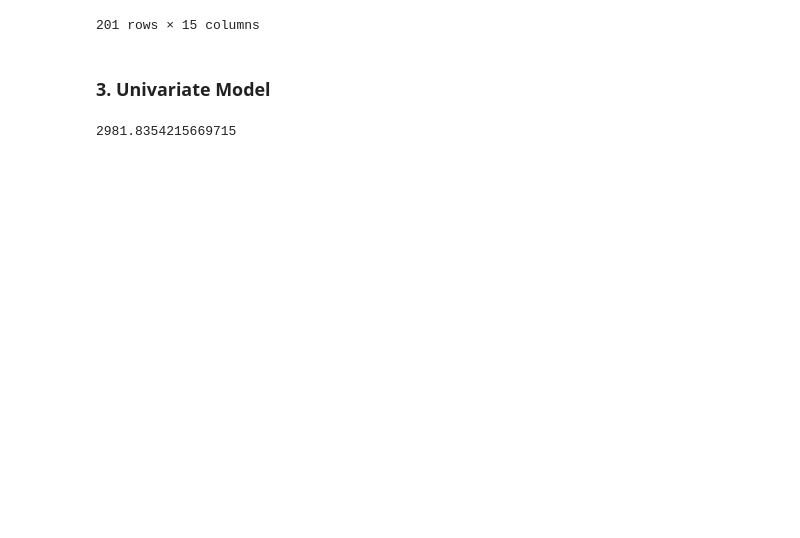
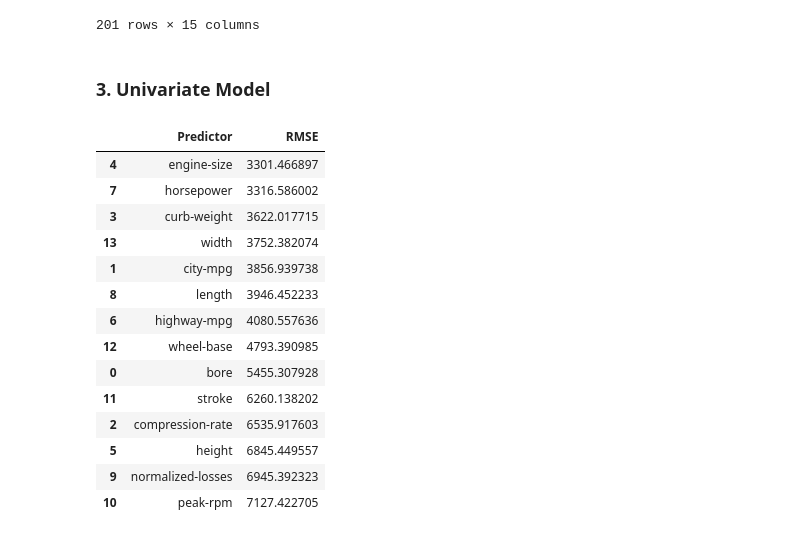
Before and after one commit to PaulineMalaguti/Dataquest, a Jupyter notebook: Python/Prediction Car Sales Price/Predicting_Car_Prices.ipynb, the cells around one changed output. Cells and saved outputs as stored; diff of their text form; code cells hidden in the pictures; blank space fills up the shorter version.

```diff
--- a/Python/Prediction Car Sales Price/Predicting_Car_Prices.ipynb
+++ b/Python/Prediction Car Sales Price/Predicting_Car_Prices.ipynb
@@ -173,7 +173,7 @@ def knn_train_test(train_col, target_col, df):
     ''' Parameters : train_col = list of column names, target_col = name target column, df = dataframe of
     the columns
     Returns : The square root of the errors'''
-    x = df[train_col] ; y = df[target_col]
+    x = df[[train_col]] ; y = df[[target_col]]
     # Split into train and test
     x_train, x_test,y_train , y_test = train_test_split(x, y, test_size = 0.3, shuffle=True, random_state=1)
 
@@ -187,12 +187,31 @@ def knn_train_test(train_col, target_col, df):
     # Calculate RMSE
     mse = mean_squared_error(y_test,predictions)
     rmse = np.sqrt(mse)
-
     return rmse
 # %%
 trc = dfn.columns.difference(['price']).values.tolist()
 tgt = 'price'
 
-knn_train_test(trc,tgt,dfn)
+lst_rmse = []
+for col in trc:
+    lst_rmse.append(knn_train_test(col,tgt,dfn))
+
+rmse_uni = pd.DataFrame(list(zip(trc, lst_rmse)),
+              columns=['Predictor','RMSE'])
+rmse_uni.sort_values(by=['RMSE'])
 # %% [output]
-2981.8354215669715
+|  | Predictor | RMSE |
+| 4 | engine-size | 3301.466897 |
+| 7 | horsepower | 3316.586002 |
+| 3 | curb-weight | 3622.017715 |
+| 13 | width | 3752.382074 |
+| 1 | city-mpg | 3856.939738 |
+| 8 | length | 3946.452233 |
+| 6 | highway-mpg | 4080.557636 |
+| 12 | wheel-base | 4793.390985 |
+| 0 | bore | 5455.307928 |
+| 11 | stroke | 6260.138202 |
+| 2 | compression-rate | 6535.917603 |
+| 5 | height | 6845.449557 |
+| 9 | normalized-losses | 6945.392323 |
+| 10 | peak-rpm | 7127.422705 |
```
Also changed, not shown: parts of 2 cells of this notebook.
